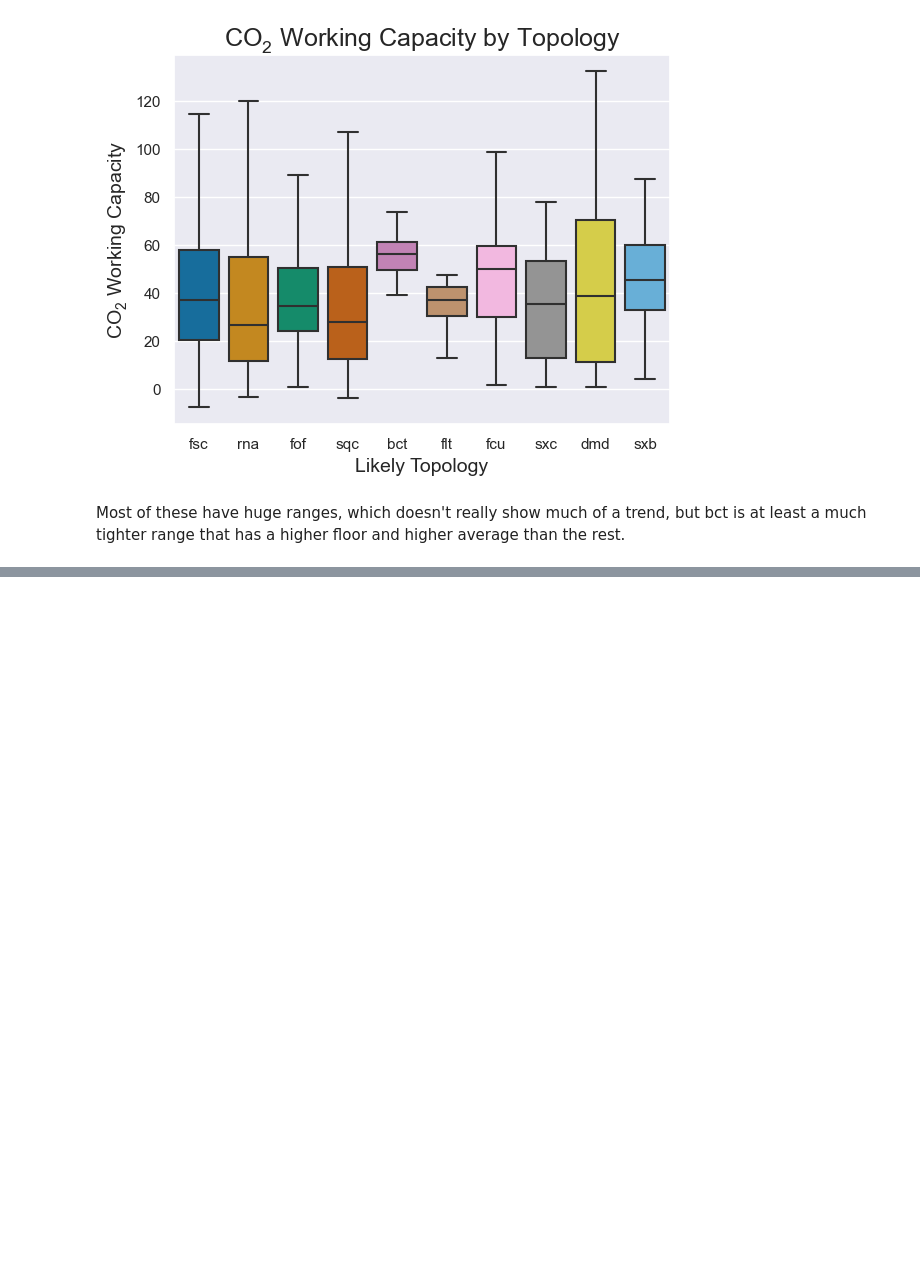
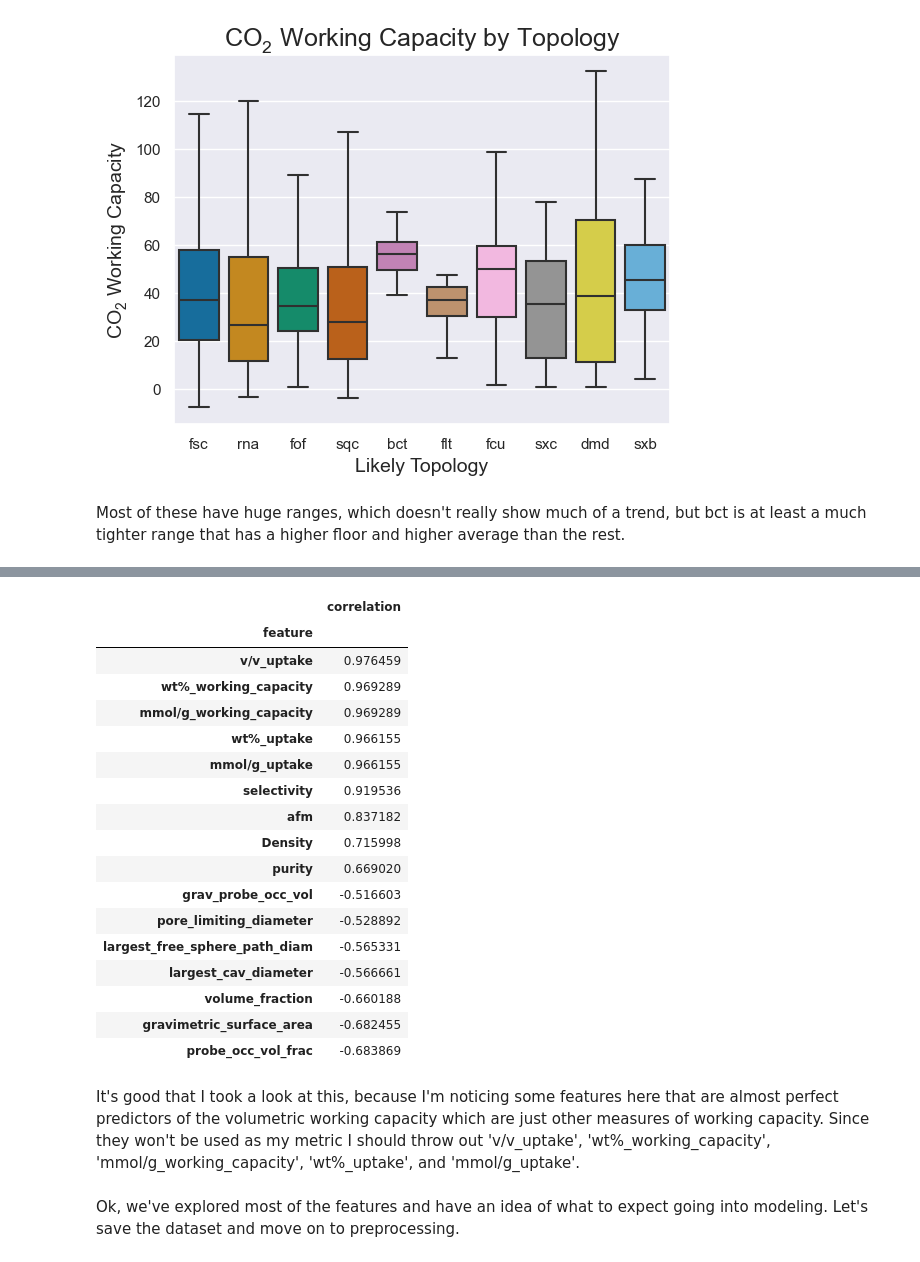
Before and after one commit to zjbrown0689/MOF-Capstone, a Jupyter notebook: notebooks/2_exploratory_data_analysis.ipynb, the cells around one changed output, grey strips where cells are left out. Cells and saved outputs as stored; diff of their text form; code cells hidden in the pictures; blank space fills up the shorter version.

Commit message:
Finished preprocessing, started models

```diff
--- a/notebooks/2_exploratory_data_analysis.ipynb
+++ b/notebooks/2_exploratory_data_analysis.ipynb
@@ -297,0 +388,34 @@ plt.show()
+# %%
+most_significant = pd.DataFrame()
+
+for f in non_rdf_corrs['feature'].unique():
+    if f != 'v/v_working_capacity':
+        if abs(non_rdf_corrs.loc[non_rdf_corrs['feature'] == f, 'correlation'].iloc[0]) > 0.5:
+            new_row = pd.DataFrame([{'feature' : f, 'correlation' : non_rdf_corrs.loc[non_rdf_corrs['feature'] == f,\
+                                                                                      'correlation'].iloc[0]}])
+            most_significant = pd.concat([most_significant, new_row])
+# %%
+most_significant.set_index('feature', inplace = True)
+# %%
+most_significant.sort_values(by = 'correlation', ascending=False)
+# %% [output]
+|  | correlation |
+| feature |  |
+| v/v_uptake | 0.976459 |
+| wt%_working_capacity | 0.969289 |
+| mmol/g_working_capacity | 0.969289 |
+| wt%_uptake | 0.966155 |
+| mmol/g_uptake | 0.966155 |
+| selectivity | 0.919536 |
+| afm | 0.837182 |
+| Density | 0.715998 |
+| purity | 0.669020 |
+| grav_probe_occ_vol | -0.516603 |
+| pore_limiting_diameter | -0.528892 |
+| largest_free_sphere_path_diam | -0.565331 |
+| largest_cav_diameter | -0.566661 |
+| volume_fraction | -0.660188 |
+| gravimetric_surface_area | -0.682455 |
+| probe_occ_vol_frac | -0.683869 |
+# %% [markdown]
+It's good that I took a look at this, because I'm noticing some features here that are almost perfect predictors of the volumetric working capacity which are just other measures of working capacity. Since they won't be used as my metric I should throw out 'v/v_uptake', 'wt\%_working_capacity', 'mmol/g_working_capacity', 'wt\%_uptake', and 'mmol/g_uptake'.
@@ -297,0 +424,2 @@ plt.show()
+# %% [markdown]
+Ok, we've explored most of the features and have an idea of what to expect going into modeling. Let's save the dataset and move on to preprocessing.
```
Also changed, not shown: parts of 26 cells of this notebook, 2 other files.
